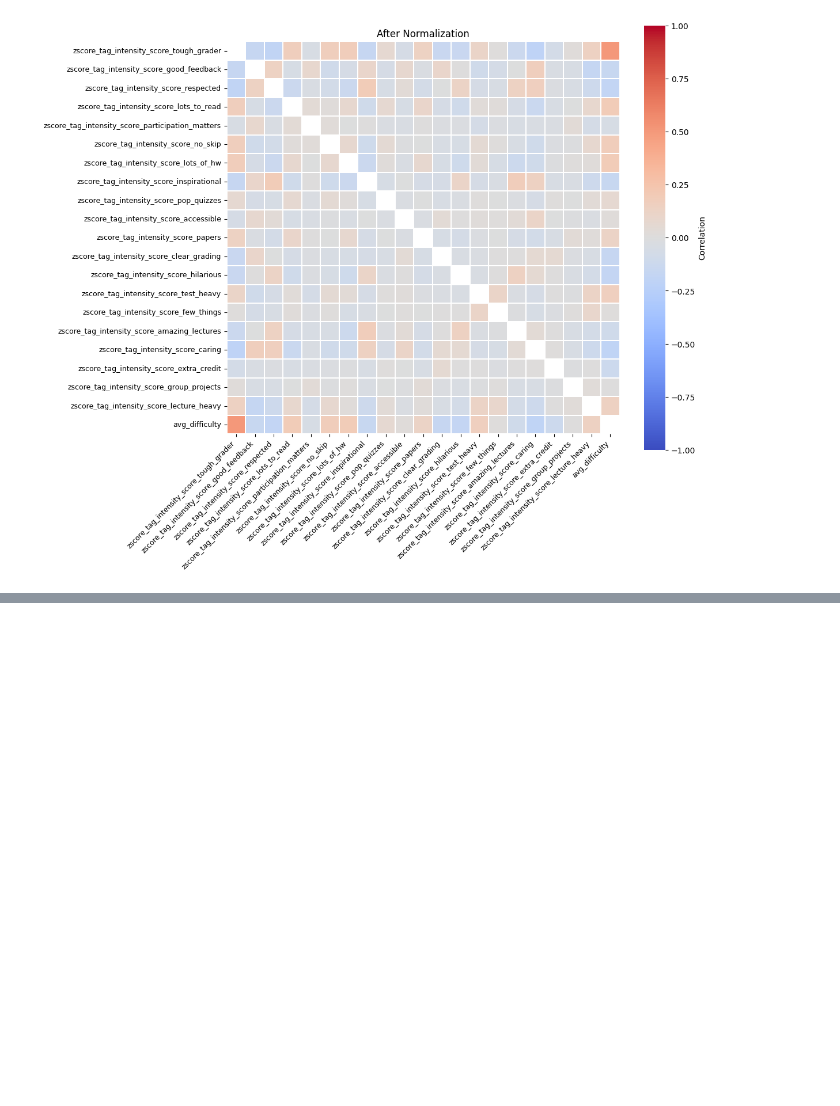
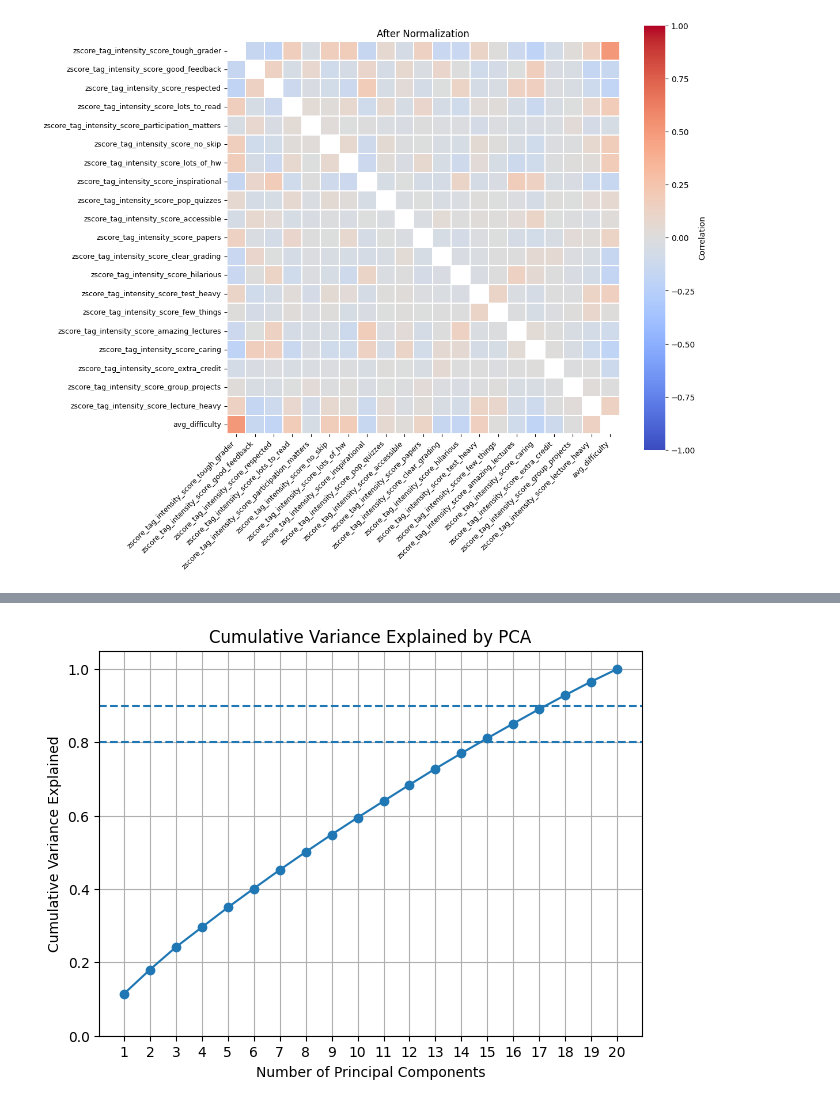
Before and after one commit to paolacalle/ape-capstone, a Jupyter notebook: analysis/q9.ipynb, the cells around one changed output, grey strips where cells are left out. Cells and saved outputs as stored; diff of their text form; code cells hidden in the pictures; blank space fills up the shorter version.

```diff
--- a/analysis/q9.ipynb
+++ b/analysis/q9.ipynb
@@ -100,0 +149,16 @@ plt.show()
+# %%
+cum_var = np.cumsum(explained_var)
+
+plt.figure(figsize=(7, 5))
+plt.plot(pcs, cum_var, marker='o')
+plt.axhline(0.8, linestyle='--')
+plt.axhline(0.9, linestyle='--')
+plt.xlabel("Number of Principal Components")
+plt.ylabel("Cumulative Variance Explained")
+plt.title("Cumulative Variance Explained by PCA")
+plt.xticks(pcs)
+plt.ylim(0, 1.05)
+plt.grid(True)
+plt.show()
+# %% [output]
+[figure, added]
```
Also changed, not shown: parts of 6 cells of this notebook, 7 other files.
